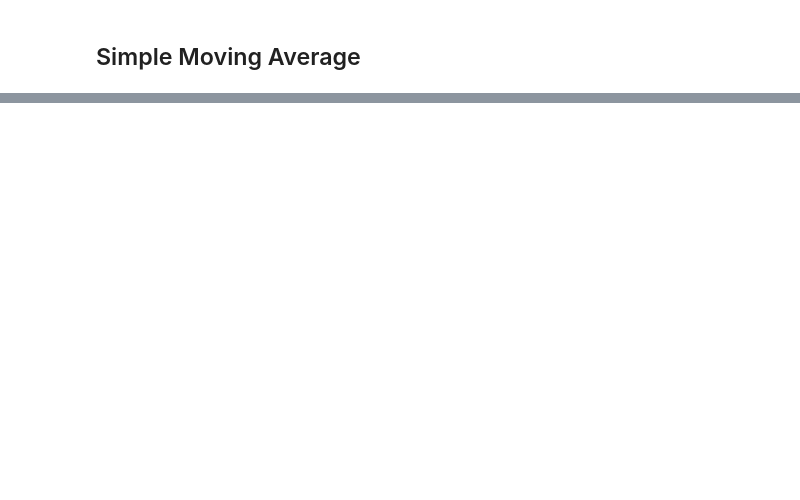
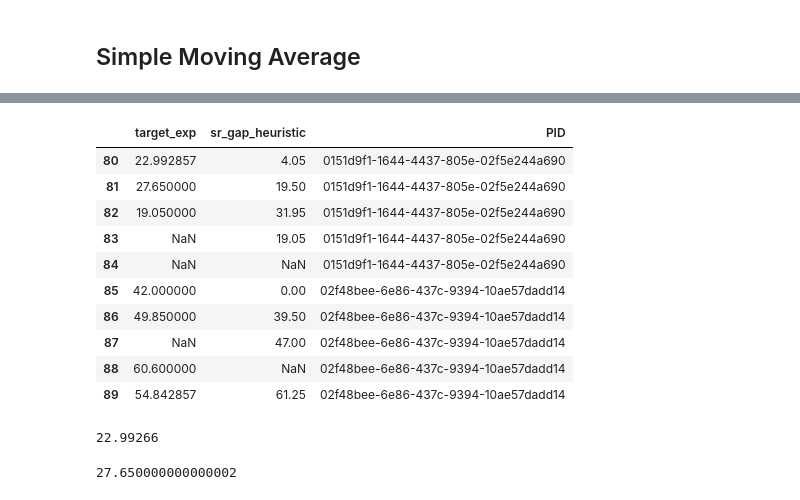
Before and after one commit to danieljwilson/3_3_experience_sampling, a Jupyter notebook: 3_3_3_data_analysis/02_analysis/Models/01_target_calculation.ipynb, the cells around one changed output, grey strips where cells are left out. Drawn from its saved outputs; the diff is of its cells as text; code cells hidden in the pictures; blank space fills up the shorter version.

```diff
--- a/3_3_3_data_analysis/02_analysis/Models/01_target_calculation.ipynb
+++ b/3_3_3_data_analysis/02_analysis/Models/01_target_calculation.ipynb
@@ -79,0 +56,52 @@ Theory behind choice for expondent?
+# %%
+# Define a function to calculate the weighted moving average within a window, handling NA values
+def windowed_exponential_moving_average(window):
+    alpha = 2 / (len(window) + 1)  # Calculate alpha (doesn't change if NAs)
+
+    # Return NA if the window is empty after removing NA values
+    if len(window[~np.isnan(window)]) == 0:
+        return np.nan
+    # Return NA if the current day value is NA (we should not be estimating a target value based only on following days)
+    if np.isnan(window[-1]):
+        return np.nan
+    weights = np.array([alpha * (1 - alpha) ** i for i in range(len(window))])
+    weights = weights[::-1]  # Reverse weights to apply more weight to recent values
+
+    # Weights that correspond to nan values should be set to 0
+    nan_mask = np.isnan(window)
+    weights[nan_mask] = 0
+    # Replace NaN values in window with zero (i.e. they will not be used in sum)
+    window = np.nan_to_num(window)
+
+    return np.dot(window, weights) / weights.sum()
+# %%
+def forward_moving_average_exp(series, window_size):
+    windowed_ema = pd.Series(series[::-1]).rolling(window=window_size, min_periods=1).apply(windowed_exponential_moving_average, raw=True)
+    # Reverse and set next day value for current day
+    windowed_ema = windowed_ema[::-1].shift(-1)
+    return windowed_ema
+
+# Apply the moving average calculation for each PID
+df_good['target_exp'] = df_good.groupby('PID')['sr_gap_heuristic'].transform(lambda x: forward_moving_average_exp(x, window_size=3))
+# %%
+df_good[['target_exp', 'sr_gap_heuristic', 'PID']].iloc[80:90]
+# %% [output]
+|  | target_exp | sr_gap_heuristic | PID |
+| 80 | 22.992857 | 4.05 | 0151d9f1-1644-4437-805e-02f5e244a690 |
+| 81 | 27.650000 | 19.50 | 0151d9f1-1644-4437-805e-02f5e244a690 |
+| 82 | 19.050000 | 31.95 | 0151d9f1-1644-4437-805e-02f5e244a690 |
+| 83 | NaN | 19.05 | 0151d9f1-1644-4437-805e-02f5e244a690 |
+| 84 | NaN | NaN | 0151d9f1-1644-4437-805e-02f5e244a690 |
+| 85 | 42.000000 | 0.00 | 02f48bee-6e86-437c-9394-10ae57dadd14 |
+| 86 | 49.850000 | 39.50 | 02f48bee-6e86-437c-9394-10ae57dadd14 |
+| 87 | NaN | 47.00 | 02f48bee-6e86-437c-9394-10ae57dadd14 |
+| 88 | 60.600000 | NaN | 02f48bee-6e86-437c-9394-10ae57dadd14 |
+| 89 | 54.842857 | 61.25 | 02f48bee-6e86-437c-9394-10ae57dadd14 |
+# %%
+(19.5 * .5714 + 31.95 * .2857 + 19.05 * .1429)
+# %% [output]
+22.99266
+# %%
+(31.95 * .5714 + 19.05 * .2857 + 0 * .1429) / (.5714 + .2857)
+# %% [output]
+27.650000000000002
```
Also changed, not shown: parts of 8 cells of this notebook.
